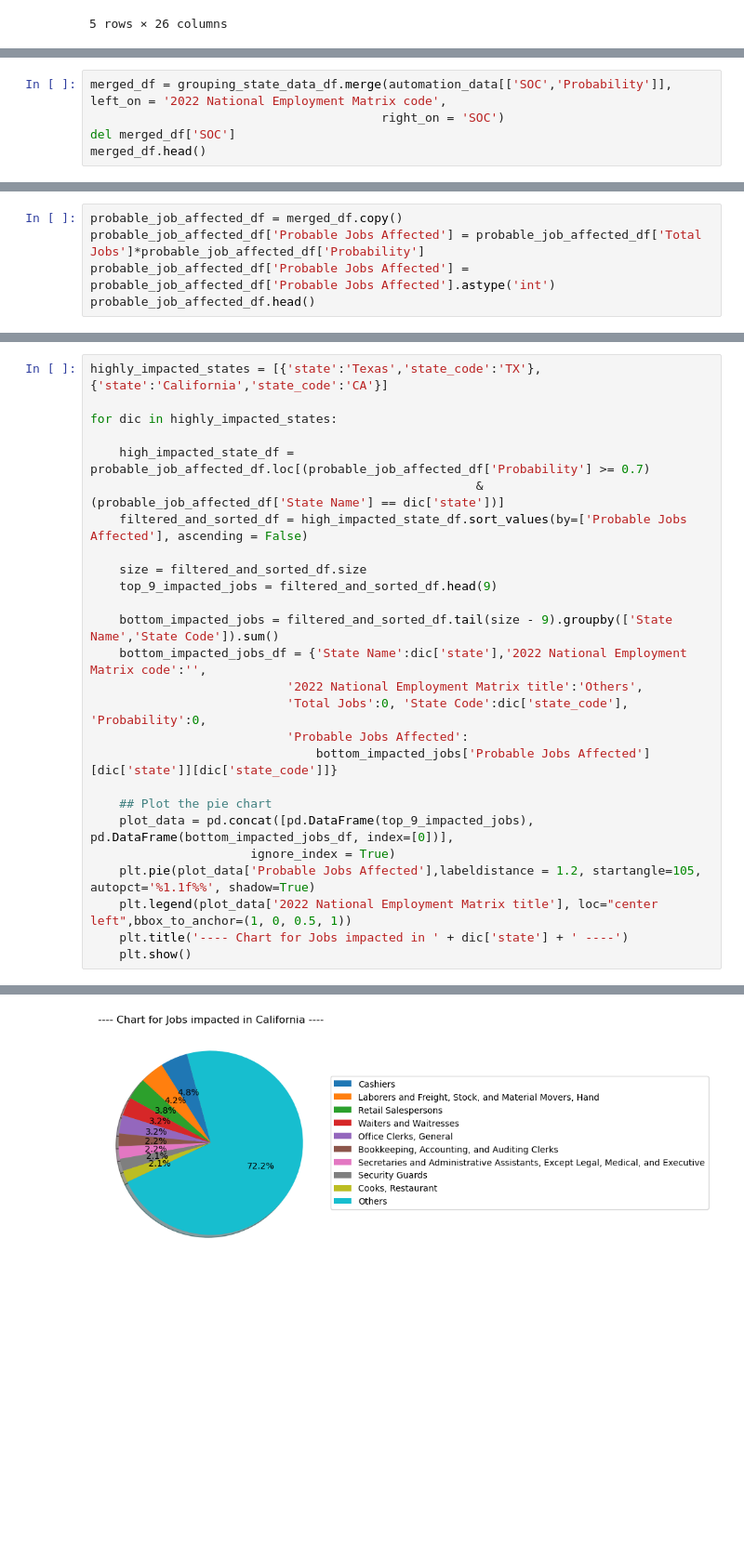
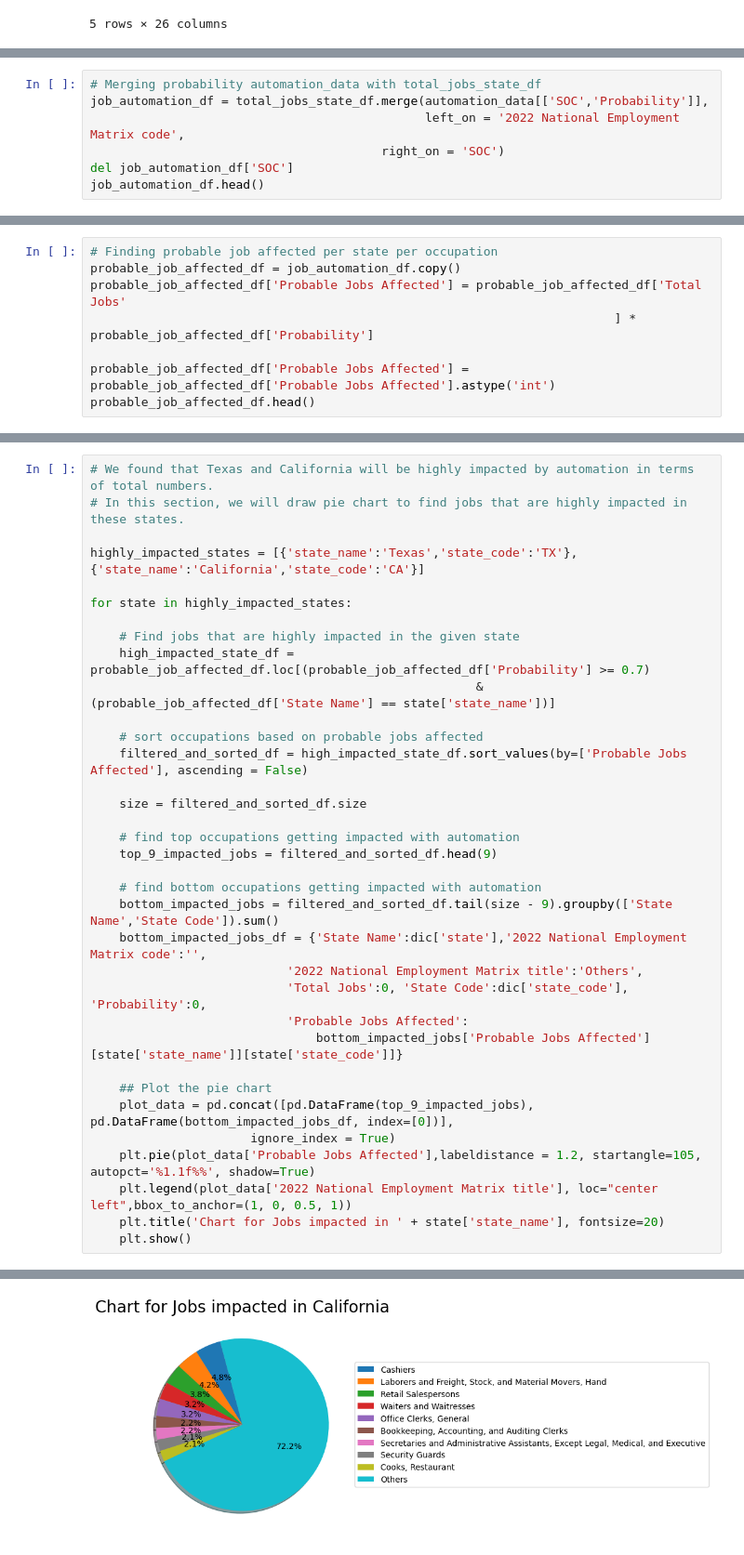
Before and after one commit to vinaya-kusuma/Project1, a Jupyter notebook: test.ipynb, the cells around one changed output, grey strips where cells are left out. Shown: that part at 93% size. Drawn from its saved outputs; the diff is of its cells as text; blank space fills up the shorter version.

```diff
--- a/test.ipynb
+++ b/test.ipynb
@@ -99,8 +94,10 @@ max_job.head()
 | New York | NY | 85670810 |
 | Illinois | IL | 55037690 |
 # %%
-merged_df = grouping_state_data_df.merge(automation_data[['SOC','Probability']], left_on = '2022 National Employment Matrix code',
+# Merging probability automation_data with total_jobs_state_df
+job_automation_df = total_jobs_state_df.merge(automation_data[['SOC','Probability']],
+                                              left_on = '2022 National Employment Matrix code',
                                         right_on = 'SOC')
-del merged_df['SOC']
-merged_df.head()
+del job_automation_df['SOC']
+job_automation_df.head()
 # %% [output]
@@ -113,6 +110,9 @@ merged_df.head()
 # %%
-probable_job_affected_df = merged_df.copy()
-probable_job_affected_df['Probable Jobs Affected'] = probable_job_affected_df['Total Jobs']*probable_job_affected_df['Probability']
+# Finding probable job affected per state per occupation
+probable_job_affected_df = job_automation_df.copy()
+probable_job_affected_df['Probable Jobs Affected'] = probable_job_affected_df['Total Jobs'
+                                                                        ] * probable_job_affected_df['Probability']
+
 probable_job_affected_df['Probable Jobs Affected'] = probable_job_affected_df['Probable Jobs Affected'].astype('int')
 probable_job_affected_df.head()
 # %% [output]
@@ -272,27 +265,36 @@ probable_job_affected_df.head()
 # %%
-highly_impacted_states = [{'state':'Texas','state_code':'TX'}, {'state':'California','state_code':'CA'}]
+# We found that Texas and California will be highly impacted by automation in terms of total numbers.
+# In this section, we will draw pie chart to find jobs that are highly impacted in these states.
 
-for dic in highly_impacted_states:
+highly_impacted_states = [{'state_name':'Texas','state_code':'TX'}, {'state_name':'California','state_code':'CA'}]
 
+for state in highly_impacted_states:
+
+    # Find jobs that are highly impacted in the given state
     high_impacted_state_df = probable_job_affected_df.loc[(probable_job_affected_df['Probability'] >= 0.7)
-                                                     & (probable_job_affected_df['State Name'] == dic['state'])]
+                                                     & (probable_job_affected_df['State Name'] == state['state_name'])]
+
+    # sort occupations based on probable jobs affected
     filtered_and_sorted_df = high_impacted_state_df.sort_values(by=['Probable Jobs Affected'], ascending = False)
 
     size = filtered_and_sorted_df.size
+
+    # find top occupations getting impacted with automation
     top_9_impacted_jobs = filtered_and_sorted_df.head(9)
 
+    # find bottom occupations getting impacted with automation
     bottom_impacted_jobs = filtered_and_sorted_df.tail(size - 9).groupby(['State Name','State Code']).sum()
     bottom_impacted_jobs_df = {'State Name':dic['state'],'2022 National Employment Matrix code':'',
                            '2022 National Employment Matrix title':'Others',
                            'Total Jobs':0, 'State Code':dic['state_code'], 'Probability':0,
                            'Probable Jobs Affected':
-                               bottom_impacted_jobs['Probable Jobs Affected'][dic['state']][dic['state_code']]}
+                               bottom_impacted_jobs['Probable Jobs Affected'][state['state_name']][state['state_code']]}
 
     ## Plot the pie chart
     plot_data = pd.concat([pd.DataFrame(top_9_impacted_jobs), pd.DataFrame(bottom_impacted_jobs_df, index=[0])],
                       ignore_index = True)
     plt.pie(plot_data['Probable Jobs Affected'],labeldistance = 1.2, startangle=105, autopct='%1.1f%%', shadow=True)
     plt.legend(plot_data['2022 National Employment Matrix title'], loc="center left",bbox_to_anchor=(1, 0, 0.5, 1))
-    plt.title('---- Chart for Jobs impacted in ' + dic['state'] + ' ----')
+    plt.title('Chart for Jobs impacted in ' + state['state_name'], fontsize=20)
     plt.show()
 # %% [output]
@@ -300 +302 @@ for dic in highly_impacted_states:
-[figure, old version]
+[figure, new version]
```
Also changed, not shown: parts of 22 cells of this notebook.
